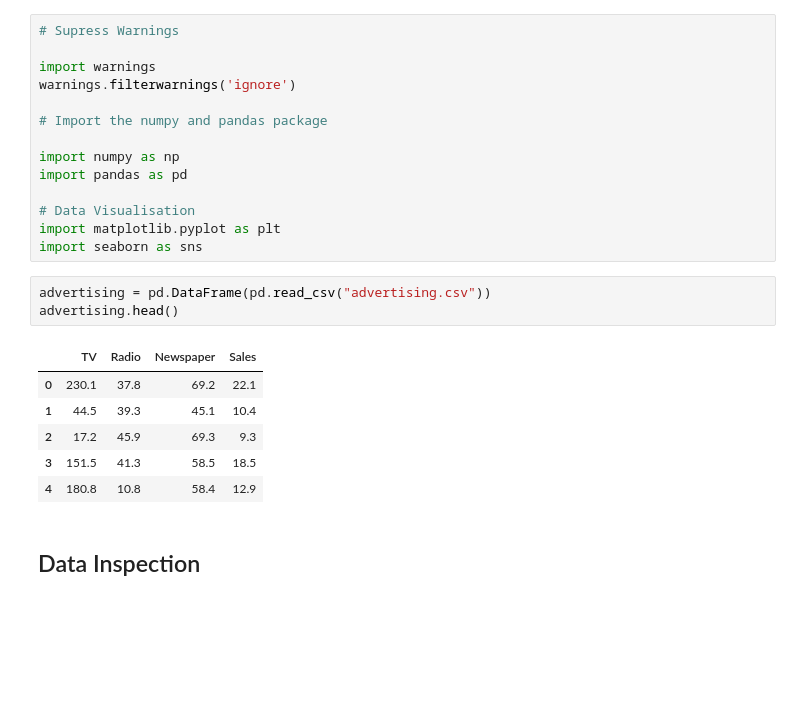
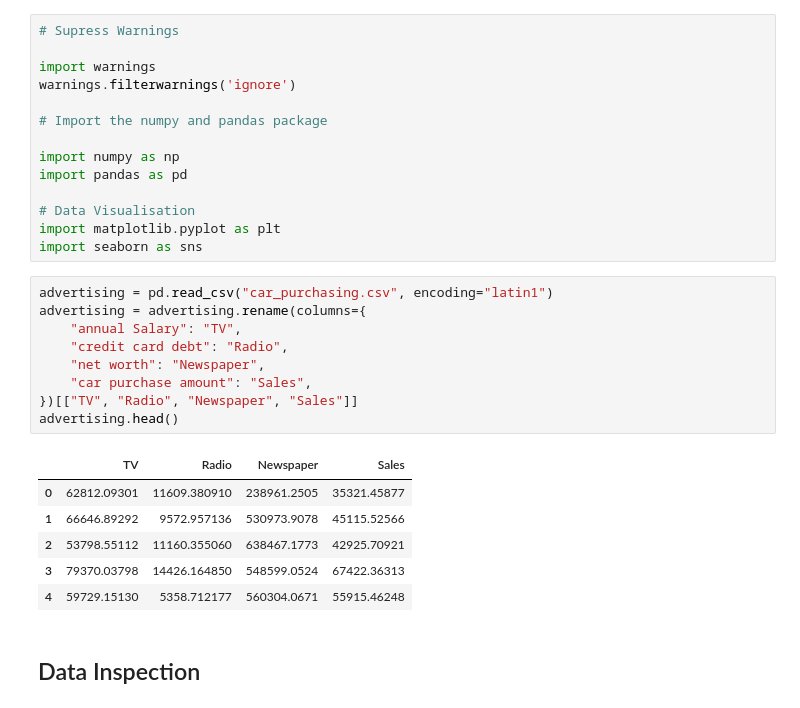
Before and after one commit to Holycoder02/my-daily-work-3, a Jupyter notebook: sales-prediction-simple-linear-regression.ipynb, the cells around one changed output. Cells and saved outputs as stored; diff of their text form; blank space fills up the shorter version.

```diff
--- a/sales-prediction-simple-linear-regression.ipynb
+++ b/sales-prediction-simple-linear-regression.ipynb
@@ -26,16 +26,22 @@ import pandas as pd
 # Data Visualisation
 import matplotlib.pyplot as plt
 import seaborn as sns
-# %%
-advertising = pd.DataFrame(pd.read_csv("advertising.csv"))
-advertising.head()
-# %% [output]
-|  | TV | Radio | Newspaper | Sales |
-| 0 | 230.1 | 37.8 | 69.2 | 22.1 |
-| 1 | 44.5 | 39.3 | 45.1 | 10.4 |
-| 2 | 17.2 | 45.9 | 69.3 | 9.3 |
-| 3 | 151.5 | 41.3 | 58.5 | 18.5 |
-| 4 | 180.8 | 10.8 | 58.4 | 12.9 |
+# %%
+advertising = pd.read_csv("car_purchasing.csv", encoding="latin1")
+advertising = advertising.rename(columns={
+	"annual Salary": "TV",
+	"credit card debt": "Radio",
+	"net worth": "Newspaper",
+	"car purchase amount": "Sales",
+})[["TV", "Radio", "Newspaper", "Sales"]]
+advertising.head()
+# %% [output]
+|  | TV | Radio | Newspaper | Sales |
+| 0 | 62812.09301 | 11609.380910 | 238961.2505 | 35321.45877 |
+| 1 | 66646.89292 | 9572.957136 | 530973.9078 | 45115.52566 |
+| 2 | 53798.55112 | 11160.355060 | 638467.1773 | 42925.70921 |
+| 3 | 79370.03798 | 14426.164850 | 548599.0524 | 67422.36313 |
+| 4 | 59729.15130 | 5358.712177 | 560304.0671 | 55915.46248 |
 # %% [markdown]
 ## Data Inspection
 # %%
```
Also changed, not shown: parts of 11 cells of this notebook, 2 other files.
